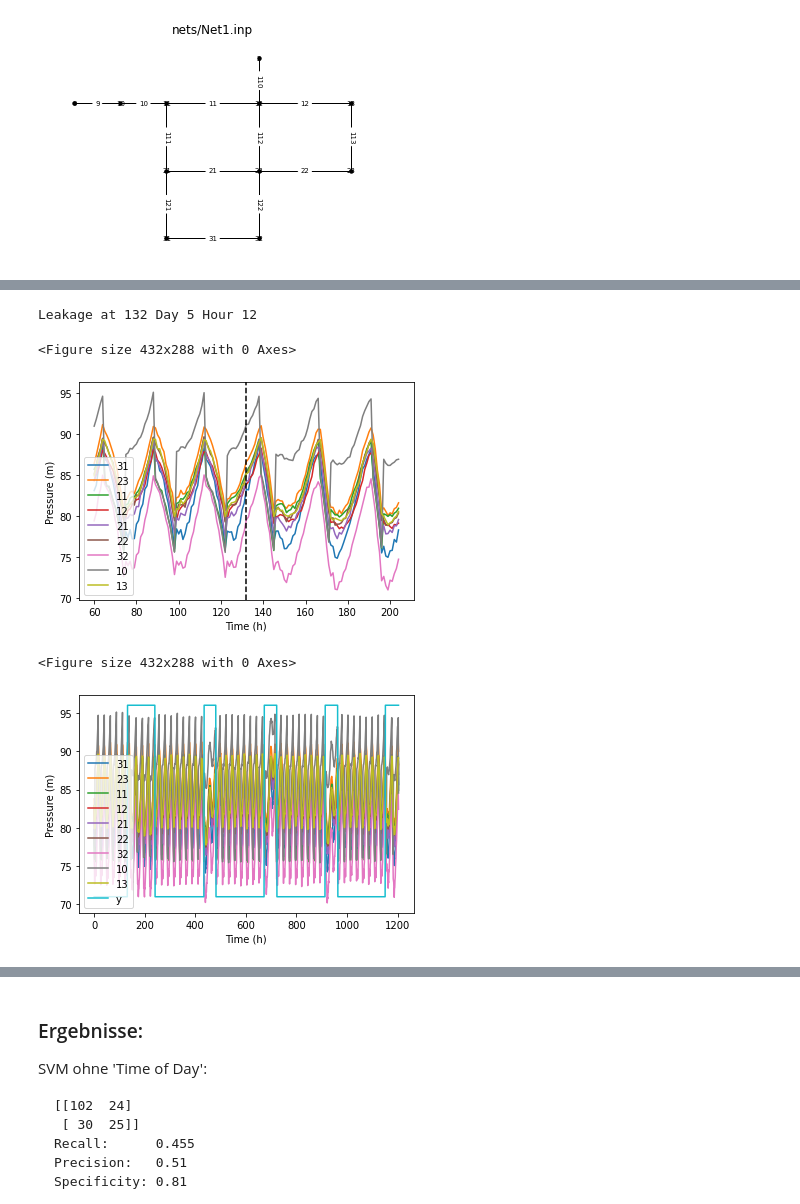
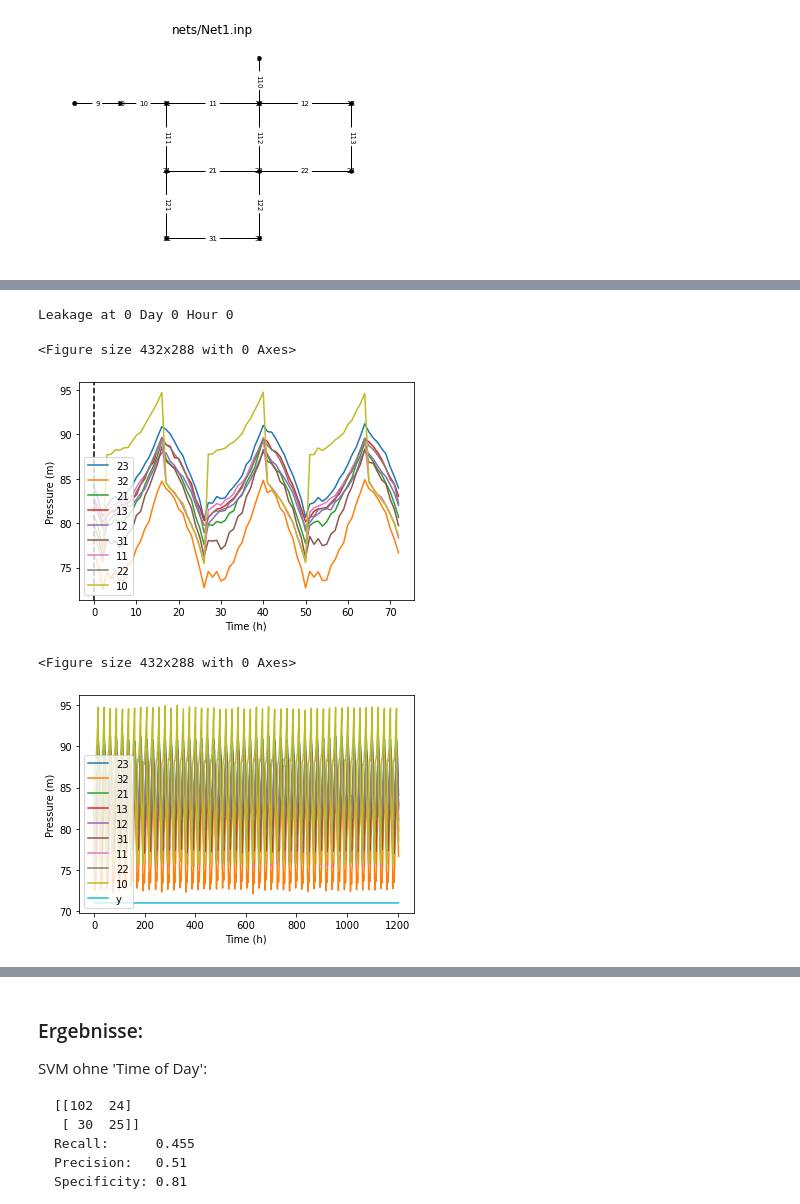
Before and after one commit to JulianBvW/BA-WDN-Leakage-Detection, a Jupyter notebook: LeakageDetection.ipynb, the cells around one changed output, grey strips where cells are left out. Saved outputs shown, nothing was run; the diff lists cells and outputs as text; code cells hidden in the pictures.

```diff
--- a/LeakageDetection.ipynb
+++ b/LeakageDetection.ipynb
@@ -132,12 +163,12 @@ Specificity: 0.796
 # %%
-X, y = gen.gen_multi_data('12', include_time=False, noise_strength=0.15)
+X, y = gen.gen_multi_data('', include_time=False, noise_strength=0.15)
 show_data(X, y)
 # %% [output]
-Leakage at 132 Day 5 Hour 12
+Leakage at 0 Day 0 Hour 0
 <Figure size 432x288 with 0 Axes>
-[figure, old version]
+[figure, new version]
 <Figure size 432x288 with 0 Axes>
-[figure, old version]
+[figure, new version]
 # %%
 y_pred_all = model.predict(X)
 show_data(X, y_pred_all)
```
Also changed, not shown: parts of 12 cells of this notebook.
